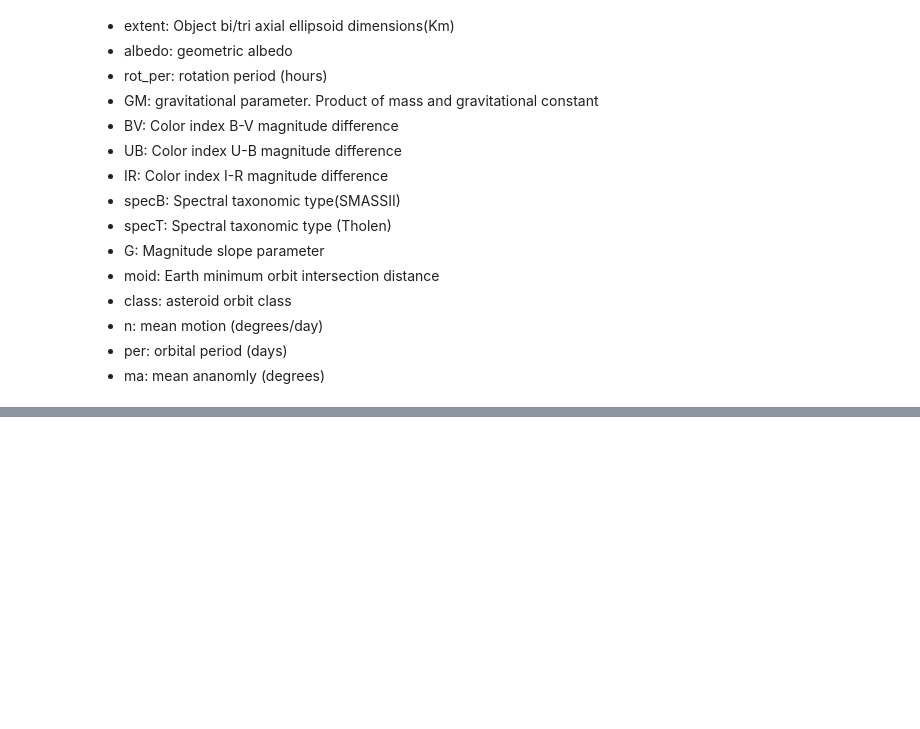
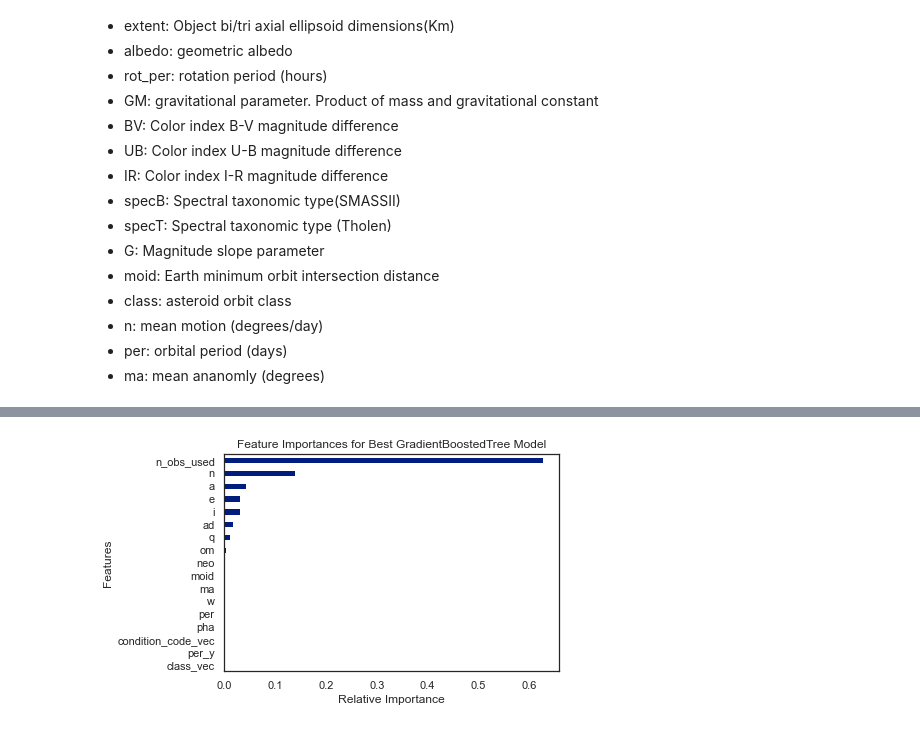
Before and after one commit to VinceDiR/celestial_body_size_predictor, a Jupyter notebook: asteroid_size_predictor.ipynb, the cells around one changed output, grey strips where cells are left out. Cells and saved outputs as stored; diff of their text form; code cells hidden in the pictures; blank space fills up the shorter version.

```diff
--- a/asteroid_size_predictor.ipynb
+++ b/asteroid_size_predictor.ipynb
@@ -236,20 +206,22 @@ from pyspark.ml.tuning import ParamGridBuilder, CrossValidator
 gbt2 = GBTRegressor(featuresCol='features',
                      labelCol='diameter',
                      predictionCol='prediction',
-                     maxIter=10,
-                     seed=13)
+                     seed=13,
+                     lossType='squared',
+                     maxIter=100,
+                     )
 
 pipeline = Pipeline(stages=[gbt2])
 # the parameter grid--we'll optimize maxDepth and stepSize
-paramgrid = (ParamGridBuilder().addGrid(gbt2.maxDepth, [4,6])
-                               .addGrid(gbt2.stepSize, [0.001, 0.01, 0.1, 1.0]).build())
+paramgrid = (ParamGridBuilder().addGrid(gbt2.maxDepth, [2,4,6])
+                               .addGrid(gbt2.stepSize, [0.0001, 0.001, 0.01, 0.1, 1.0]).build())
 
 # use f1 score as the evaluation metric for best model
 evaluator = RegressionEvaluator(labelCol='diameter',
                                               predictionCol='prediction',
                                               metricName='r2')
 # %%
-crossval = CrossValidator(estimator=gbt2,
+crossval = CrossValidator(estimator=pipeline,
                           estimatorParamMaps=paramgrid,
                           evaluator=evaluator,
                           numFolds=3)
@@ -263,0 +284,10 @@ AttributeError: 'GBTRegressionModel' object has no attribute 'stages'
+# %%
+feature_importances = best_gbt_model.featureImportances.toArray()
+
+# extract feature names, except for the predictor
+feature_names = astro_df.columns[:-1]
+
+feature_series = (pd.Series(dict(zip(features, feature_importances)))
+                  .sort_values(ascending=True))
+
+feature_series
@@ -263,0 +313,15 @@ AttributeError: 'GBTRegressionModel' object has no attribute 'stages'
+# %%
+import seaborn as sns
+import matplotlib.pyplot as plt
+sns.set_palette('dark')
+sns.set_context('notebook')
+sns.set_style('white')
+
+ax = feature_series.plot(kind='barh')
+_ = ax.set(xlabel='Relative Importance',
+           ylabel='Features',
+           title='Feature Importances for Best GradientBoostedTree Model')
+
+fig = plt.gcf()
+# %% [output]
+[figure, added]
```
Also changed, not shown: parts of 29 cells of this notebook, 1 other file.
